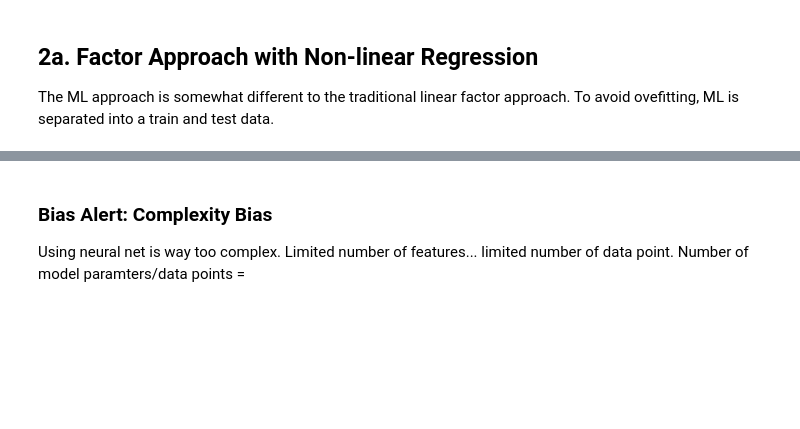
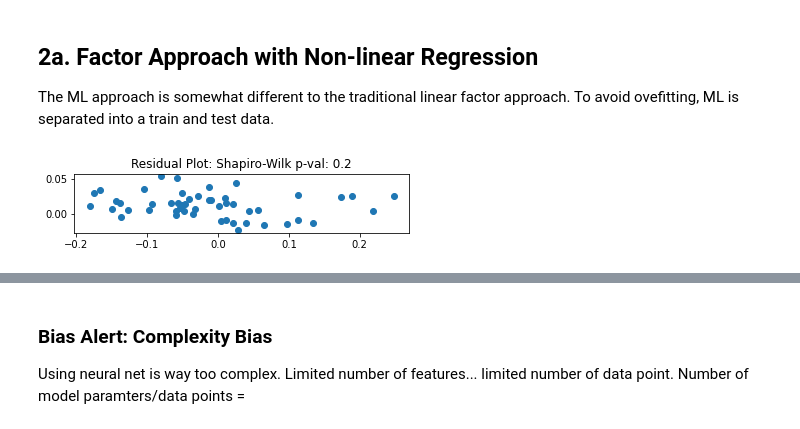
Before and after one commit to danphilps/Investment-SAI, a Jupyter notebook: M6_Investment.ipynb, the cells around one changed output, grey strips where cells are left out. Saved outputs shown, nothing was run; the diff lists cells and outputs as text; code cells hidden in the pictures; blank space fills up the shorter version.

```diff
--- a/M6_Investment.ipynb
+++ b/M6_Investment.ipynb
@@ -718,52 +669,66 @@ We now examine using "first generation" machine learning tools, applied in a tra
 The ML approach is somewhat different to the traditional linear factor approach. To avoid ovefitting, ML is separated into a train and test data.
 # %%
 from sklearn.neural_network import MLPRegressor
-from sklearn.model_selection import train_test_split#
+from sklearn.model_selection import train_test_split
+from sklearn import preprocessing
+from sklearn.preprocessing import StandardScaler
+from sklearn.linear_model import LinearRegression
 
 # Neural net (MLP) model, extends our factor model to non-linear regression
-def nonlinfactor_train_single_security(sec_col_no: int,
-                     df_tb3ms: pd.DataFrame,
-                     df_sec_rets: pd.DataFrame,
-                     df_ff_factors: pd.DataFrame,
-                     date_start: int,
-                     date_end: int,
-                     use_robust_cm: bool = False,
-                     plot_residual_scatter: bool = False) -> (object, np.array, float, float):
+#def nonlinfactor_train_single_security(sec_col_no: int,
+#                     df_tb3ms: pd.DataFrame,
+#                     df_sec_rets: pd.DataFrame,
+#                     df_ff_factors: pd.DataFrame,
+#                     date_start: int,
+#                     date_end: int,
+#                     use_robust_cm: bool = False,
+#                     plot_residual_scatter: bool = False) -> (object, np.array, float, float):
 
-  # sanity
-  if date_start < date_end:
-    raise TypeError("Latest date is date=0, date_start is > date_end")
-  if df_ff_factors.shape[0] < df_ff_factors.shape[1]:
-    raise TypeError("Must pass factor returns as columns not rows")
-  if df_ff_factors.index[0] != df_sec_rets.index[0]:
-    raise TypeError("Dates misaligned")
-  if df_tb3ms.index[0] != df_sec_rets.index[0]:
-    raise TypeError("Dates misaligned")
+sec_col_no=0
+date_start=50
+date_end=0
+plot_residual_scatter=True
 
-      # Get X and y data...
-  # NB: Security returns... deduct Rf
-  y_train = [df_sec_rets.iloc[i, sec_col_no] - df_tb3ms.iloc[i, 0] for i in range(date_end,date_start)]
-  X_train = df_ff_factors.iloc[date_end:date_start, :]
+# sanity
+if date_start < date_end:
+  raise TypeError("Latest date is date=0, date_start is > date_end")
+if df_ff_factors.shape[0] < df_ff_factors.shape[1]:
+  raise TypeError("Must pass factor returns as columns not rows")
+if df_ff_factors.index[0] != df_sec_rets.index[0]:
+  raise TypeError("Dates misaligned")
+if df_tb3ms.index[0] != df_sec_rets.index[0]:
+  raise TypeError("Dates misaligned")
 
-  # Instantiate and train neural net model
-  nn_model = MLPRegressor(random_state=1, max_iter=500).fit(X_train, y_train)
+# Get X and y data...
+# NB: Security returns... deduct Rf
+y_train = [df_sec_rets.iloc[i, sec_col_no] - df_tb3ms.iloc[i, 0] for i in range(date_end,date_start)]
+X_train = df_ff_factors.iloc[date_end:date_start, :]
+#
+X_train = X_train.to_numpy()
+y_train = np.array(y_train)
 
-  # Predict in sample
-  y_hat = nn_model.predict(X_train)
-  resid = y_train-y_hat
+# Instantiate and train neural net model
+nn_model = MLPRegressor(hidden_layer_sizes=(10))
+nn_model = nn_model.fit(X=X_train, y=y_train)
 
-  # In sample prediction: Examine residuals for normality...
-  # NB: The null hypothesis (H0) states that the variable is normally distributed,
-  # and the alternative hypothesis (H1) states that the variable is NOT normally distributed.
-  sw_stat, sw_p = shapiro(resid)
+# Predict in sample
+y_hat = nn_model.predict(X_train)
+resid = y_train-y_hat
 
-  # Optional ...
-  if plot_residual_scatter == True:
-    # square plot
-    fig, ax = plt.subplots()
-    ax.scatter(y_train, y_hat)
-    ax.set_aspect(aspect=1)
-    plt.title('Residual Plot: Shapiro-Wilk p-val: ' + str(round(sw_p, 2)))
-    plt.show()
+# In sample prediction: Examine residuals for normality...
+# NB: The null hypothesis (H0) states that the variable is normally distributed,
+# and the alternative hypothesis (H1) states that the variable is NOT normally distributed.
+sw_stat, sw_p = shapiro(resid)
 
-  return (nn_model, resid, sw_stat, sw_p)
+# Optional ...
+if plot_residual_scatter == True:
+  # square plot
+  fig, ax = plt.subplots()
+  ax.scatter(y_train, y_hat)
+  ax.set_aspect(aspect=1)
+  plt.title('Residual Plot: Shapiro-Wilk p-val: ' + str(round(sw_p, 2)))
+  plt.show()
+
+#  return (nn_model, resid, sw_stat, sw_p)
+# %% [output]
+[figure, added]
```
Also changed, not shown: parts of 14 cells of this notebook.
